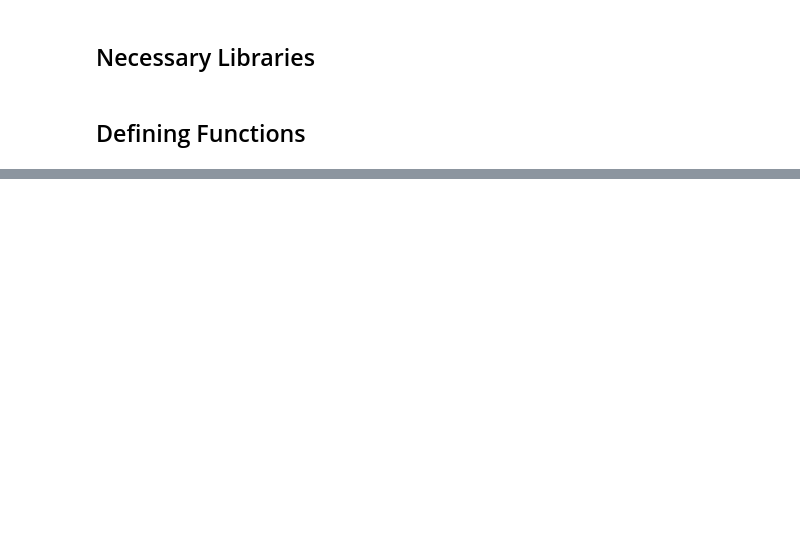
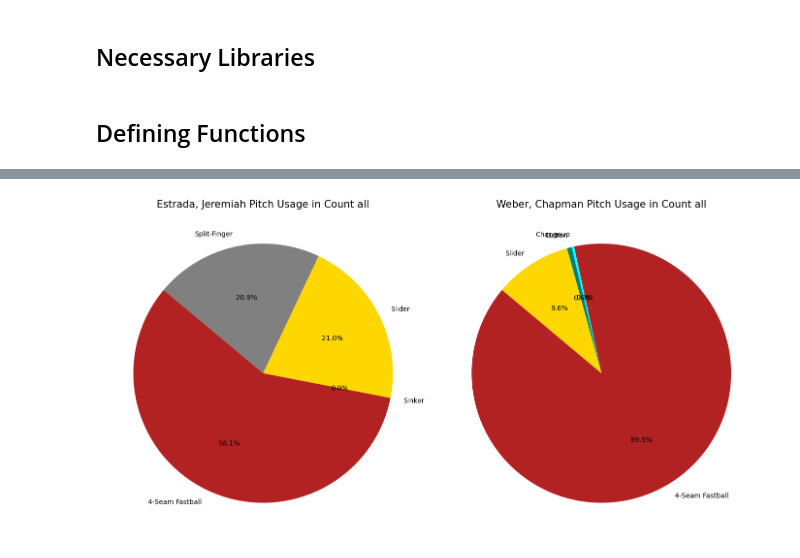
Before and after one commit to jackkalsched/UCSD_Baseball_25, a Jupyter notebook: Pitching/pitch reports/usage.ipynb, the cells around one changed output, grey strips where cells are left out. Saved outputs shown, nothing was run; the diff lists cells and outputs as text; code cells hidden in the pictures; blank space fills up the shorter version.

Commit message:
start usage functions

```diff
--- a/Pitching/pitch reports/usage.ipynb
+++ b/Pitching/pitch reports/usage.ipynb
@@ -87,0 +120,16 @@ trackman = pd.read_csv('../../Files/merged_trackman_games.csv')
+# %%
+def pitcher_lookup_stats(player_name: str, player_id: int) -> pd.DataFrame:
+    """
+    Finds all of the pitches for some player from the past 2 seasons
+
+    Arguments: player_name: the name of a pitcher (format: Last Name, First Name), player_id: placeholder (unless there's a pitcher with the same name with different ids)
+    """
+    df = statcast_data[statcast_data['player_name'] == player_name].sort_values(by='game_date').reset_index(drop=True).copy()
+
+    if len(df['pitcher'].unique()) > 1:
+        print("There's a pitcher with the same name --> Find out their ID")
+        return np.nan
+    else:
+        pitcher_stats = statcast_data[statcast_data['pitcher'] == df['pitcher'].unique()[0]]
+
+    return pitcher_stats
@@ -87,0 +199,70 @@ trackman = pd.read_csv('../../Files/merged_trackman_games.csv')
+# %%
+def plot_pitch_compare(ucsd_pitch, mlb_pitch, ucsd_pitcher, mlb_pitcher, count = '0-0'):
+
+    ucsd_pitch_new, mlb_pitch_new = ucsd_pitch.reset_index(), mlb_pitch.reset_index()
+
+    ucsd_pitch_new = ucsd_pitch_new[ucsd_pitch_new['current_count'] == count]
+    mlb_pitch_new = mlb_pitch_new[mlb_pitch_new['current_count'] == count]
+
+    mlb_pitches = list(mlb_pitch.columns)
+    ucsd_pitches = list(ucsd_pitch.columns)
+
+    all_pitches = mlb_pitches + ucsd_pitches
+
+    # --- Create a consistent color map ---
+    color_pitch_map = {
+        '4-Seam Fastball': 'firebrick',
+        'Sinker': 'darkorange',
+        'Cutter': 'teal',
+        'Changeup': 'cyan',
+        'Slider': 'gold',
+        'Curveball': 'forestgreen',
+        'Sweeper': 'indigo',
+        'Split Finger': 'orchid',
+        'TwoSeamFastball': 'gray',
+        'Slow Curve': 'gray',
+        'Knuckleball': 'gray',
+        'Other': 'gray'
+    }
+
+    fig, axs = plt.subplots(1, 2, figsize=(14, 7))
+
+    mlb_pitch_long = mlb_pitch_new.reset_index().melt(
+        id_vars="current_count", var_name='pitch_name', value_name='usage%_in_count').sort_values(["current_count", 'pitch_name']).reset_index(drop=True)
+
+    mlb_pitch_long = mlb_pitch_long[mlb_pitch_long['pitch_name'] != 'index']
+
+    ucsd_pitch_long = ucsd_pitch_new.reset_index().melt(
+        id_vars = 'current_count',
+        var_name = 'TaggedPitchType',
+        value_name = 'usage%_in_count'
+    ).sort_values(['current_count', 'TaggedPitchType']).reset_index(drop=True)
+
+    ucsd_pitch_long = ucsd_pitch_long[ucsd_pitch_long['TaggedPitchType'] != 'index']
+
+    # MLB pie
+    axs[0].pie(
+        mlb_pitch_long['usage%_in_count'],
+        labels=mlb_pitch_long['pitch_name'],
+        autopct='%1.1f%%',
+        startangle=140,
+        colors= [color_pitch_map.get(pt, 'gray') for pt in mlb_pitch_long['pitch_name']]
+    )
+    axs[0].set_title(f"{mlb_pitcher} Pitch Usage in Count {count}", fontsize = 15)
+
+    # UCSD pie
+    axs[1].pie(
+        ucsd_pitch_long['usage%_in_count'],
+        labels=ucsd_pitch_long['TaggedPitchType'],
+        autopct='%1.1f%%',
+        startangle=140,
+        colors= [color_pitch_map.get(pt, 'gray') for pt in ucsd_pitch_long['TaggedPitchType']]
+    )
+    axs[1].set_title(f"{ucsd_pitcher} Pitch Usage in Count {count}", fontsize = 15)
+
+    plt.tight_layout()
+    plt.show()
+
+plot_pitch_compare(weber, estrada, ucsd_pitcher, mlb_pitcher, count = 'all')
+# %% [output]
+[figure, added]
```
Also changed, not shown: parts of 4 cells of this notebook.
